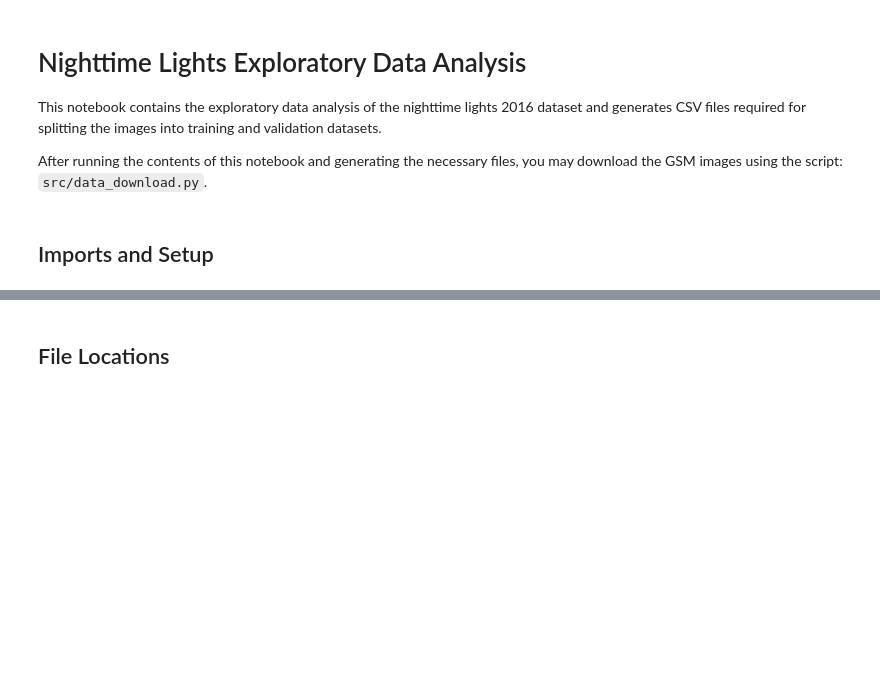
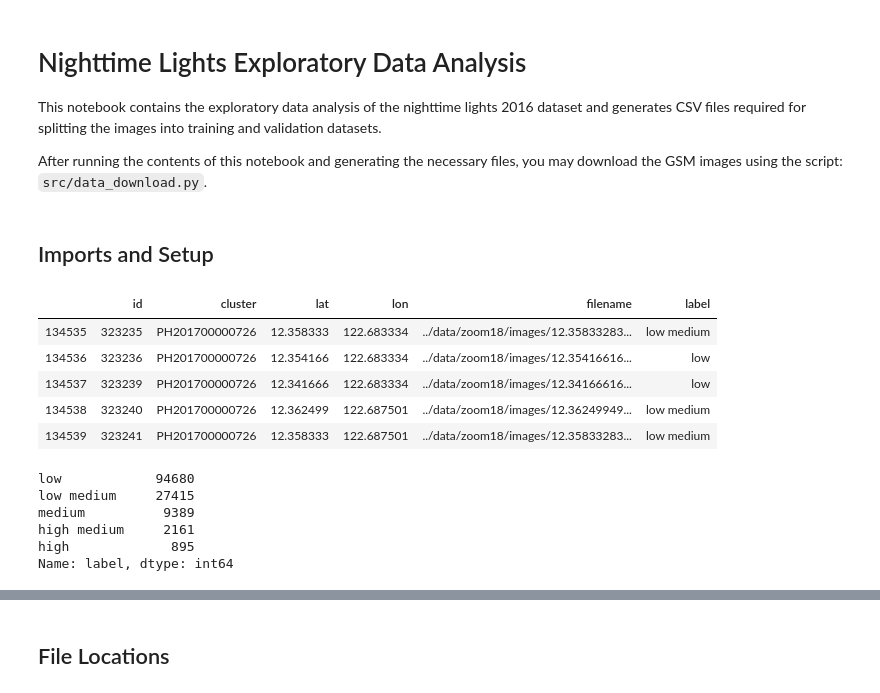
Before and after one commit to thinkingmachines/ph-poverty-mapping, a Jupyter notebook: notebooks/01_lights_eda.ipynb, the cells around one changed output, grey strips where cells are left out. Saved outputs shown, nothing was run; the diff lists cells and outputs as text; code cells hidden in the pictures; blank space fills up the shorter version.

```diff
--- a/notebooks/01_lights_eda.ipynb
+++ b/notebooks/01_lights_eda.ipynb
@@ -32,3 +32,25 @@ sns.set(style='white', font_scale=1, palette=TM_pal_categorical_3)
 
 %load_ext autoreload
 %autoreload 2
+# %%
+data_path = '../data/zoom18/'
+report_dir = data_path + 'report/'
+report_file = report_dir + 'report.csv'
+report = pd.read_csv(report_file)
+report.tail()
+# %% [output]
+|  | id | cluster | lat | lon | filename | label |
+| 134535 | 323235 | PH201700000726 | 12.358333 | 122.683334 | ../data/zoom18/images/12.35833283... | low medium |
+| 134536 | 323236 | PH201700000726 | 12.354166 | 122.683334 | ../data/zoom18/images/12.35416616... | low |
+| 134537 | 323239 | PH201700000726 | 12.341666 | 122.683334 | ../data/zoom18/images/12.34166616... | low |
+| 134538 | 323240 | PH201700000726 | 12.362499 | 122.687501 | ../data/zoom18/images/12.36249949... | low medium |
+| 134539 | 323241 | PH201700000726 | 12.358333 | 122.687501 | ../data/zoom18/images/12.35833283... | low medium |
+# %%
+report.label.value_counts()
+# %% [output]
+low            94680
+low medium     27415
+medium          9389
+high medium     2161
+high             895
+Name: label, dtype: int64
```
Also changed, not shown: parts of 3 cells of this notebook, 14 other files.
